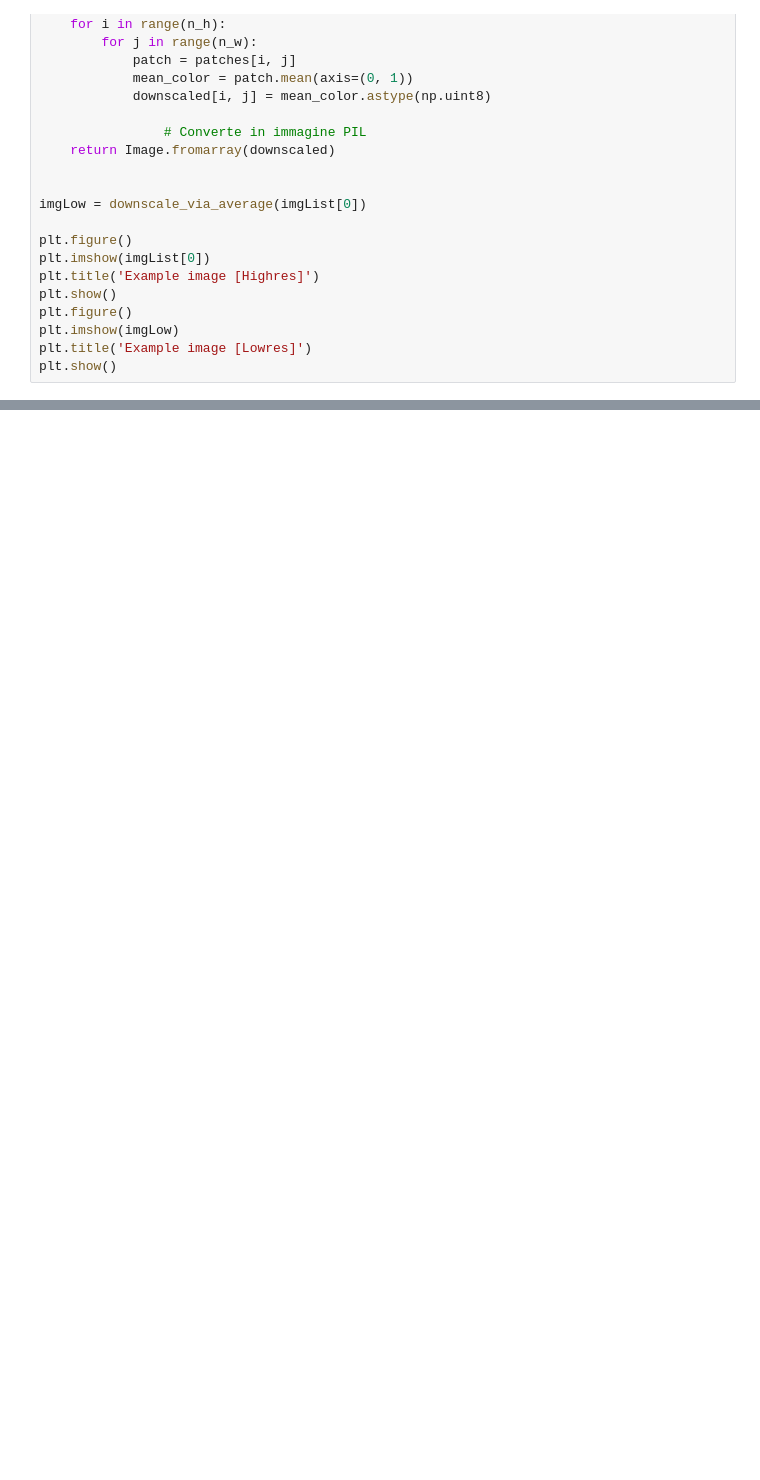
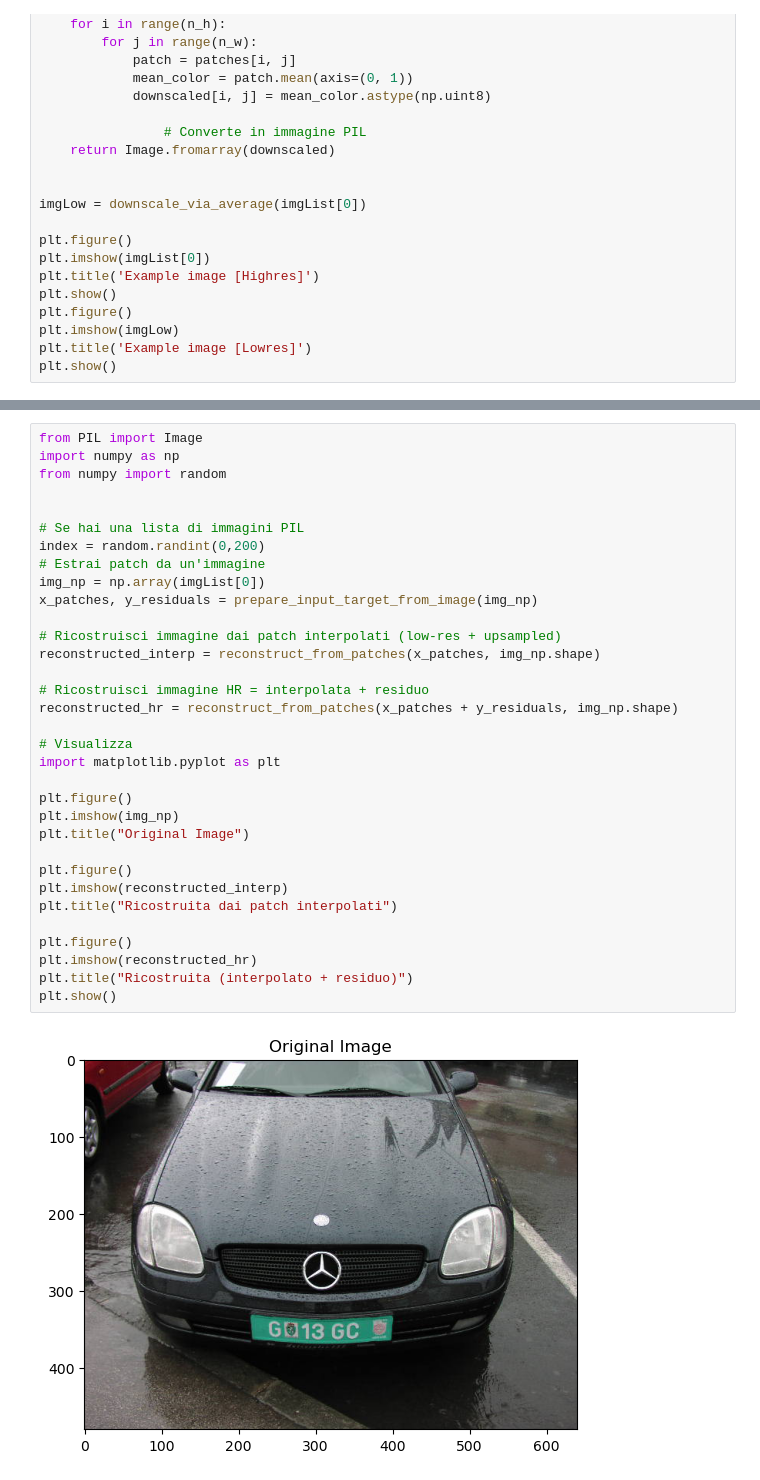
Before and after one commit to Paki64/ESM-SuperResolution, a Jupyter notebook: Notebooks/BaseLine.ipynb, the cells around one changed output, grey strips where cells are left out. Drawn from its saved outputs; the diff is of its cells as text; blank space fills up the shorter version.

```diff
--- a/Notebooks/BaseLine.ipynb
+++ b/Notebooks/BaseLine.ipynb
@@ -144,0 +234,35 @@ plt.show()
+# %%
+from PIL import Image
+import numpy as np
+from numpy import random
+
+
+# Se hai una lista di immagini PIL
+index = random.randint(0,200)
+# Estrai patch da un'immagine
+img_np = np.array(imgList[0])
+x_patches, y_residuals = prepare_input_target_from_image(img_np)
+
+# Ricostruisci immagine dai patch interpolati (low-res + upsampled)
+reconstructed_interp = reconstruct_from_patches(x_patches, img_np.shape)
+
+# Ricostruisci immagine HR = interpolata + residuo
+reconstructed_hr = reconstruct_from_patches(x_patches + y_residuals, img_np.shape)
+
+# Visualizza
+import matplotlib.pyplot as plt
+
+plt.figure()
+plt.imshow(img_np)
+plt.title("Original Image")
+
+plt.figure()
+plt.imshow(reconstructed_interp)
+plt.title("Ricostruita dai patch interpolati")
+
+plt.figure()
+plt.imshow(reconstructed_hr)
+plt.title("Ricostruita (interpolato + residuo)")
+plt.show()
+# %% [output]
+[figure, added]
```
Also changed, not shown: parts of 4 cells of this notebook.
